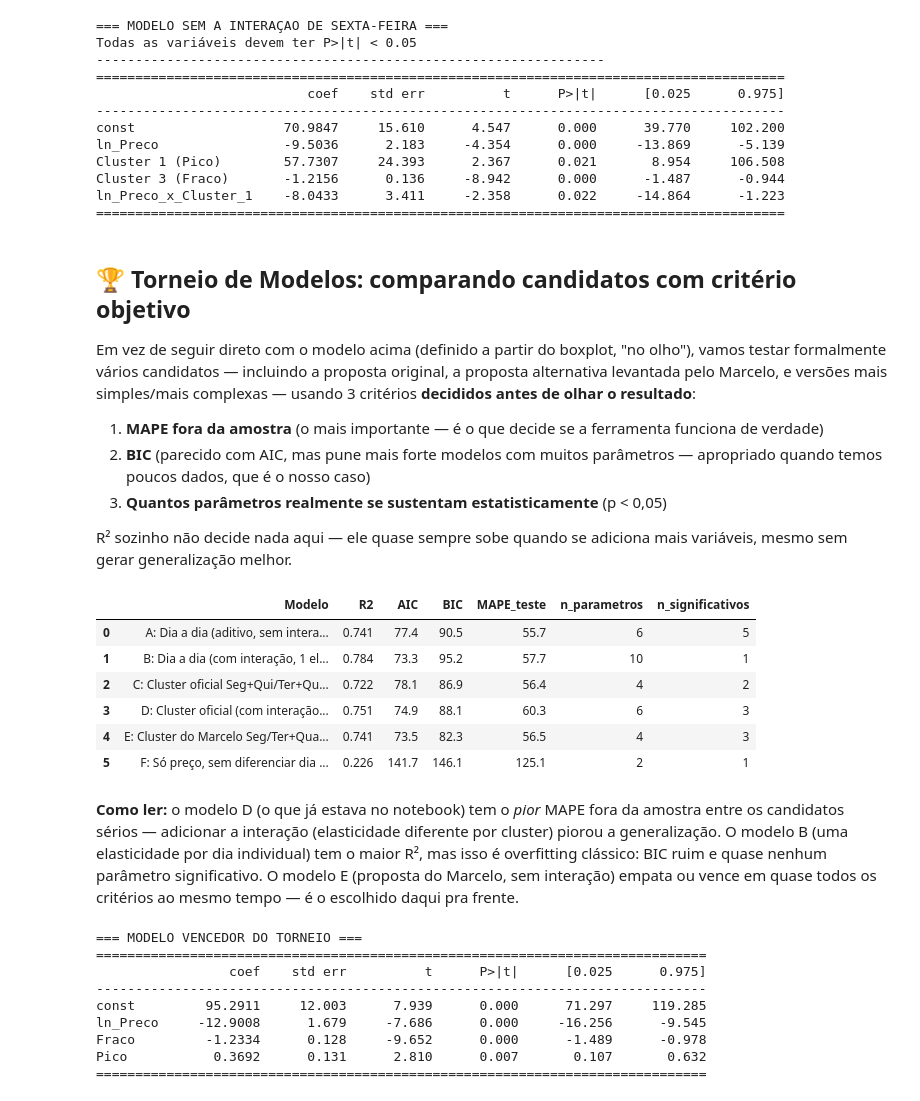
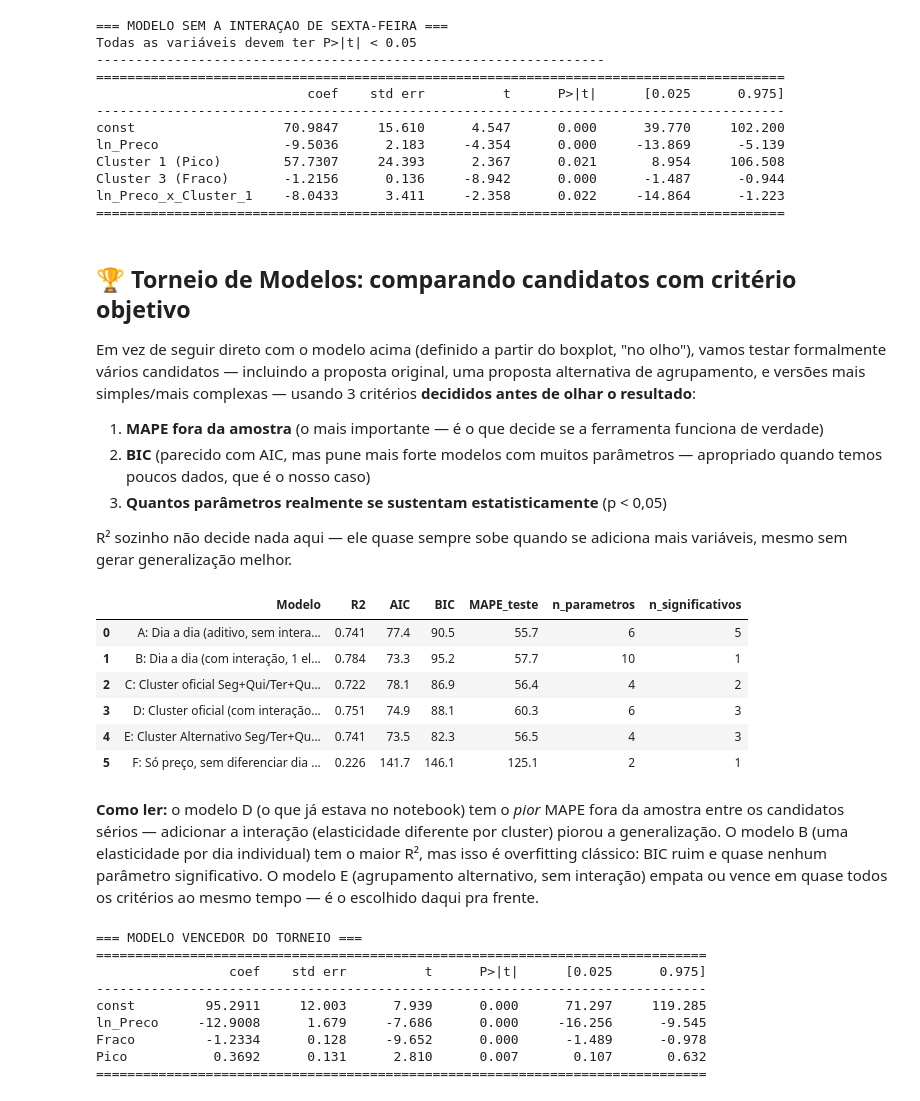
Before and after one commit to natfaria/2026-resolucao_problemas, a Jupyter notebook: 2026_resolucao_problemas/notebooks/01-EDA_v3.ipynb, the cells around one changed output. Saved outputs shown, nothing was run; the diff lists cells and outputs as text; code cells hidden in the pictures.

```diff
--- a/2026_resolucao_problemas/notebooks/01-EDA_v3.ipynb
+++ b/2026_resolucao_problemas/notebooks/01-EDA_v3.ipynb
@@ -743,27 +759,0 @@ só desse episódio específico.
-# %%
-# 1. Calculando os limites matemáticos do Boxplot (IQR)
-Q1 = df_uteis['Volume Realizado (kg)'].quantile(0.25)
-Q3 = df_uteis['Volume Realizado (kg)'].quantile(0.75)
-IQR = Q3 - Q1
-
-# Definindo o teto (fim do bigode superior)
-limite_superior = Q3 + 1.5 * IQR
-
-print(f"Teto matemático calculado: {limite_superior:.2f} kg")
-
-# 2. Aplicando o Capping (Tudo que for maior que o limite vira o limite)
-df_treino['Volume Tratado (kg)'] = np.where(
-    df_treino['Volume Realizado (kg)'] > limite_superior,
-    limite_superior,
-    df_treino['Volume Realizado (kg)']
-)
-
-# 3. Comparando as médias Antes e Depois
-ordem_dias = ['Segunda', 'Terça', 'Quarta', 'Quinta', 'Sexta', 'Sábado', 'Domingo']
-comparativo = df_treino.groupby('Dia da Semana')[['Volume Realizado (kg)', 'Volume Tratado (kg)']].mean().reindex(ordem_dias)
-
-# Criando uma coluna de variação para ver o impacto da limpeza
-comparativo['Queda após limpeza (%)'] = ((comparativo['Volume Tratado (kg)'] / comparativo['Volume Realizado (kg)']) - 1) * 100
-
-print("\n=== Impacto do Tratamento de Outliers nas Médias ===")
-display(comparativo.round(2))
@@ -1061,8 +1103,8 @@ ln_Preco_x_Cluster_1    -8.0433      3.411     -2.358      0.022     -14.864
 ## 🏆 Torneio de Modelos: comparando candidatos com critério objetivo
 
 Em vez de seguir direto com o modelo acima (definido a partir do boxplot, "no olho"),
-vamos testar formalmente vários candidatos — incluindo a proposta original, a proposta
-alternativa levantada pelo Marcelo, e versões mais simples/mais complexas — usando 3
+vamos testar formalmente vários candidatos — incluindo a proposta original, uma proposta
+alternativa de agrupamento, e versões mais simples/mais complexas — usando 3
 critérios **decididos antes de olhar o resultado**:
 
 1. **MAPE fora da amostra** (o mais importante — é o que decide se a ferramenta funciona de verdade)
@@ -1129,42 +1171,43 @@ def cluster_oficial(d):
     return 'Fraco'
 
 def cluster_final(d):
-    """Agrupamento proposto pelo Marcelo — vamos ver se ele se confirma no torneio."""
+    """Agrupamento alternativo (Segunda isolada; Terça+Quarta+Quinta juntas) — hipótese a
+    ser testada formalmente no torneio."""
     if d == 'Segunda': return 'Pico'
     if d in ['Terça', 'Quarta', 'Quinta']: return 'TerQuaQui'
     return 'Fraco'
 
 candidatos = [
     ('A: Dia a dia (aditivo, sem interação)', lambda d: d, False),
     ('B: Dia a dia (com interação, 1 elasticidade por dia)', lambda d: d, True),
     ('C: Cluster oficial Seg+Qui/Ter+Qua/Sex (sem interação)', cluster_oficial, False),
     ('D: Cluster oficial (com interação) — modelo original', cluster_oficial, True),
-    ('E: Cluster do Marcelo Seg/Ter+Qua+Qui/Sex (sem interação)', cluster_final, False),
+    ('E: Cluster Alternativo Seg/Ter+Qua+Qui/Sex (sem interação)', cluster_final, False),
     ('F: Só preço, sem diferenciar dia nenhum', None, False),
 ]
 
 modelos_ajustados = {}
 linhas = []
 for nome, cf, inter in candidatos:
     modelo, linha = avaliar_candidato(nome, cf, inter)
     modelos_ajustados[nome] = modelo
     linhas.append(linha)
 
 tabela_torneio = pd.DataFrame(linhas)
 display(tabela_torneio)
 # %% [output]
 |  | Modelo | R2 | AIC | BIC | MAPE_teste | n_parametros | n_significativos |
 | 0 | A: Dia a dia (aditivo, sem intera... | 0.741 | 77.4 | 90.5 | 55.7 | 6 | 5 |
 | 1 | B: Dia a dia (com interação, 1 el... | 0.784 | 73.3 | 95.2 | 57.7 | 10 | 1 |
 | 2 | C: Cluster oficial Seg+Qui/Ter+Qu... | 0.722 | 78.1 | 86.9 | 56.4 | 4 | 2 |
 | 3 | D: Cluster oficial (com interação... | 0.751 | 74.9 | 88.1 | 60.3 | 6 | 3 |
-| 4 | E: Cluster do Marcelo Seg/Ter+Qua... | 0.741 | 73.5 | 82.3 | 56.5 | 4 | 3 |
+| 4 | E: Cluster Alternativo Seg/Ter+Qu... | 0.741 | 73.5 | 82.3 | 56.5 | 4 | 3 |
 | 5 | F: Só preço, sem diferenciar dia ... | 0.226 | 141.7 | 146.1 | 125.1 | 2 | 1 |
 # %% [markdown]
 **Como ler:** o modelo D (o que já estava no notebook) tem o *pior* MAPE fora da amostra
 entre os candidatos sérios — adicionar a interação (elasticidade diferente por cluster)
 piorou a generalização. O modelo B (uma elasticidade por dia individual) tem o maior R²,
 mas isso é overfitting clássico: BIC ruim e quase nenhum parâmetro significativo. O modelo
-E (proposta do Marcelo, sem interação) empata ou vence em quase todos os critérios ao mesmo
+E (agrupamento alternativo, sem interação) empata ou vence em quase todos os critérios ao mesmo
 tempo — é o escolhido daqui pra frente.
 # %%
```
Also changed, not shown: parts of 20 cells of this notebook, 1 other file.
